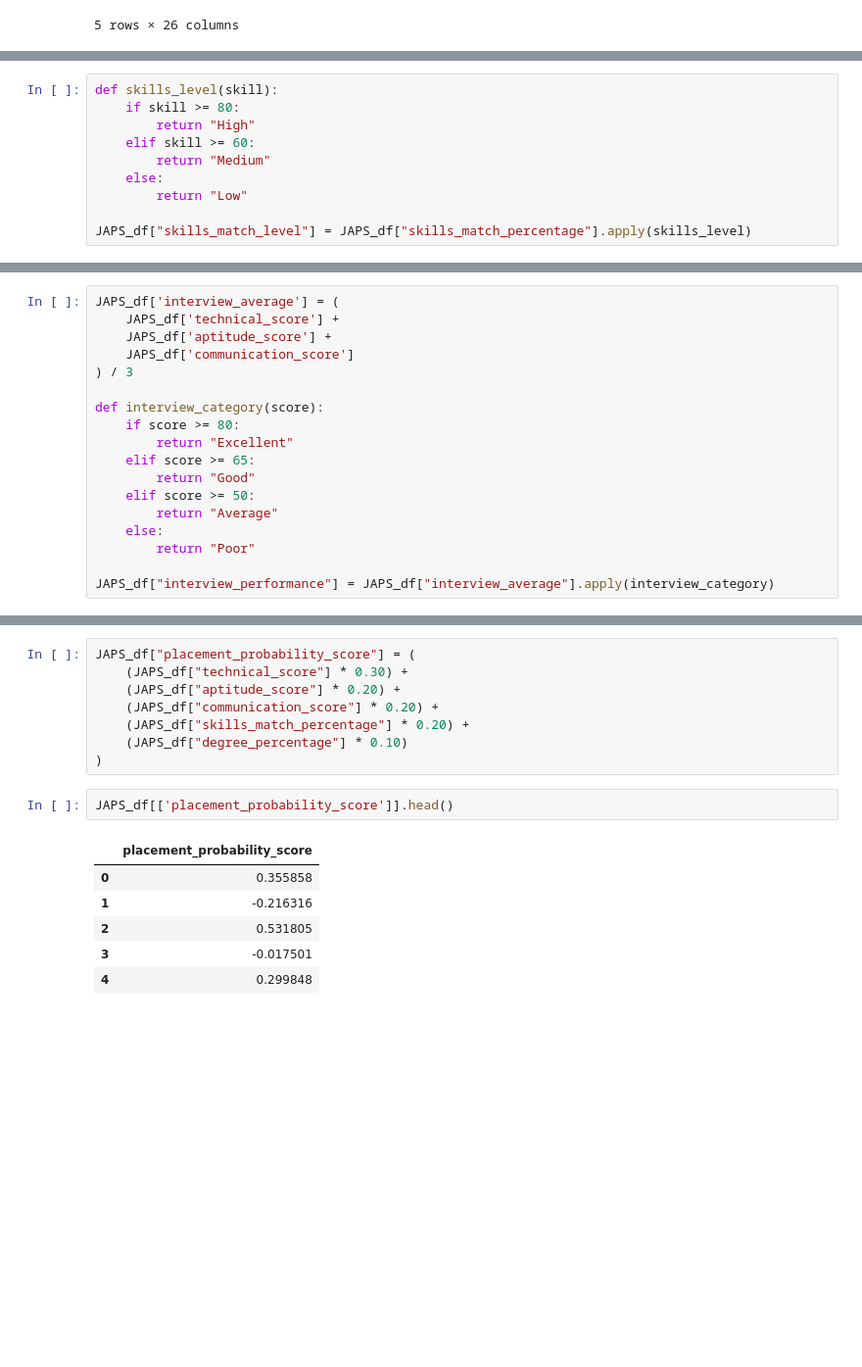
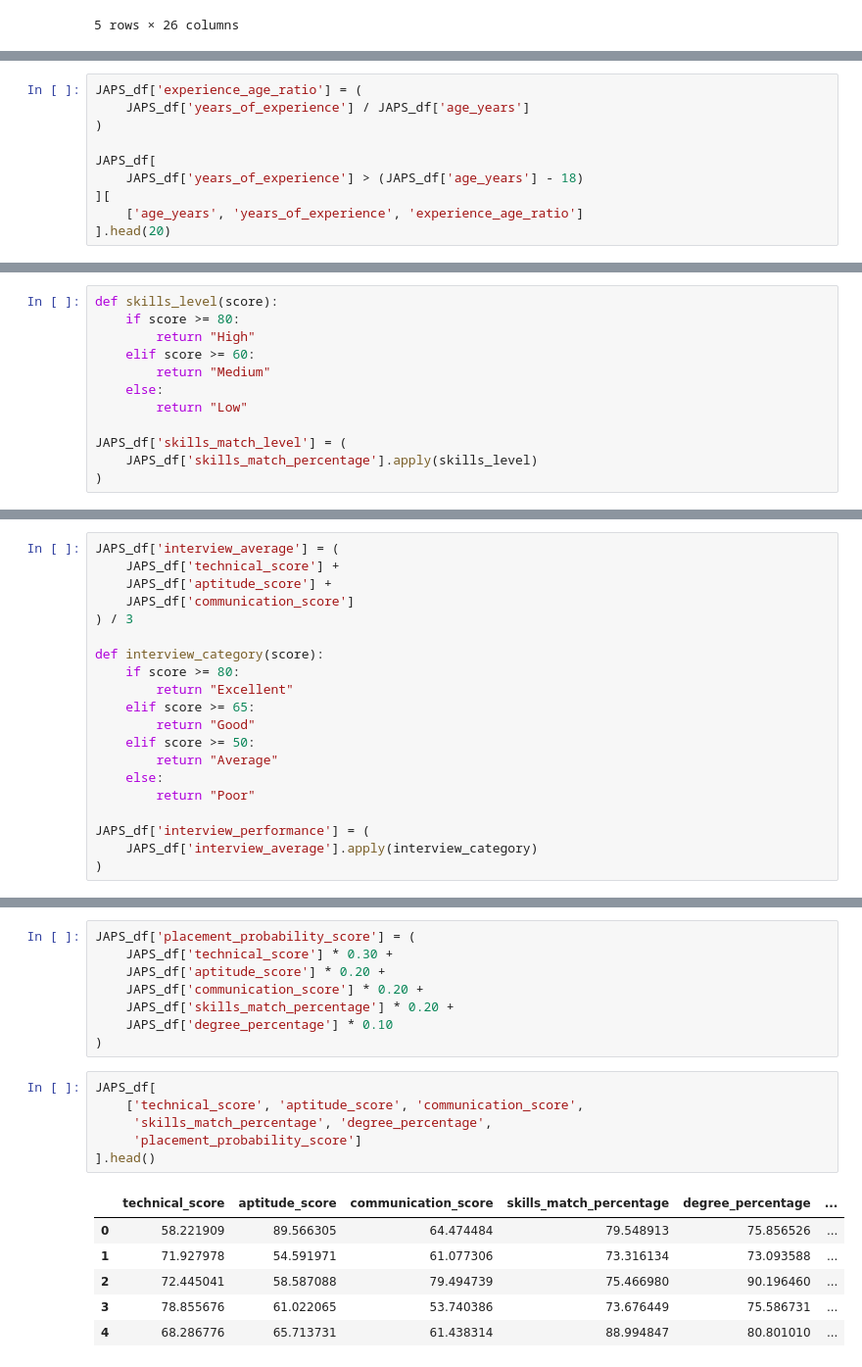
Before and after one commit to B-Pearlraj/JAPS_Analysis-prediction, a Jupyter notebook: JAPS_Analysis&prediction.ipynb, the cells around one changed output, grey strips where cells are left out. Shown at 98% size. Drawn from its saved outputs; the diff is of its cells as text; blank space fills up the shorter version.

```diff
--- a/JAPS_Analysis&prediction.ipynb
+++ b/JAPS_Analysis&prediction.ipynb
@@ -1102,0 +334,10 @@ JAPS_df[['years_of_experience','experience_category']].head(10)
+# %%
+JAPS_df['experience_age_ratio'] = (
+    JAPS_df['years_of_experience'] / JAPS_df['age_years']
+)
+
+JAPS_df[
+    JAPS_df['years_of_experience'] > (JAPS_df['age_years'] - 18)
+][
+    ['age_years', 'years_of_experience', 'experience_age_ratio']
+].head(20)
@@ -1148,11 +719,13 @@ dtype: int64
 # %%
-def skills_level(skill):
-    if skill >= 80:
+def skills_level(score):
+    if score >= 80:
         return "High"
-    elif skill >= 60:
+    elif score >= 60:
         return "Medium"
     else:
         return "Low"
 
-JAPS_df["skills_match_level"] = JAPS_df["skills_match_percentage"].apply(skills_level)
+JAPS_df['skills_match_level'] = (
+    JAPS_df['skills_match_percentage'].apply(skills_level)
+)
 # %%
@@ -1190,5 +767,7 @@ def interview_category(score):
     else:
         return "Poor"
 
-JAPS_df["interview_performance"] = JAPS_df["interview_average"].apply(interview_category)
+JAPS_df['interview_performance'] = (
+    JAPS_df['interview_average'].apply(interview_category)
+)
 # %%
@@ -1212,20 +797,24 @@ dtype: int64
 # %%
-JAPS_df["placement_probability_score"] = (
-    (JAPS_df["technical_score"] * 0.30) +
-    (JAPS_df["aptitude_score"] * 0.20) +
-    (JAPS_df["communication_score"] * 0.20) +
-    (JAPS_df["skills_match_percentage"] * 0.20) +
-    (JAPS_df["degree_percentage"] * 0.10)
+JAPS_df['placement_probability_score'] = (
+    JAPS_df['technical_score'] * 0.30 +
+    JAPS_df['aptitude_score'] * 0.20 +
+    JAPS_df['communication_score'] * 0.20 +
+    JAPS_df['skills_match_percentage'] * 0.20 +
+    JAPS_df['degree_percentage'] * 0.10
 )
 # %%
-JAPS_df[['placement_probability_score']].head()
+JAPS_df[
+    ['technical_score', 'aptitude_score', 'communication_score',
+     'skills_match_percentage', 'degree_percentage',
+     'placement_probability_score']
+].head()
 # %% [output]
-|  | placement_probability_score |
-| 0 | 0.355858 |
-| 1 | -0.216316 |
-| 2 | 0.531805 |
-| 3 | -0.017501 |
-| 4 | 0.299848 |
+|  | technical_score | aptitude_score | communication_score | skills_match_percentage | degree_percentage | ... |
+| 0 | 58.221909 | 89.566305 | 64.474484 | 79.548913 | 75.856526 | ... |
+| 1 | 71.927978 | 54.591971 | 61.077306 | 73.316134 | 73.093588 | ... |
+| 2 | 72.445041 | 58.587088 | 79.494739 | 75.466980 | 90.196460 | ... |
+| 3 | 78.855676 | 61.022065 | 53.740386 | 73.676449 | 75.586731 | ... |
+| 4 | 68.286776 | 65.713731 | 61.438314 | 88.994847 | 80.801010 | ... |
 # %%
 JAPS_df['placement_probability_score'].describe()
 # %% [output]
```
Also changed, not shown: parts of 306 cells of this notebook, 3 other files.
